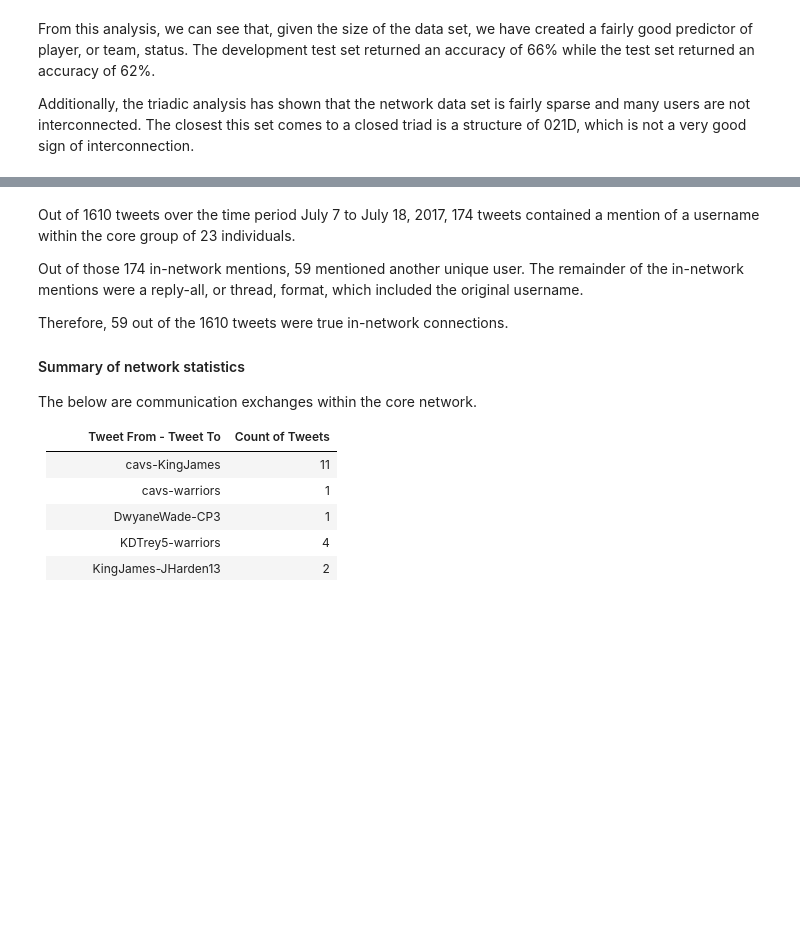
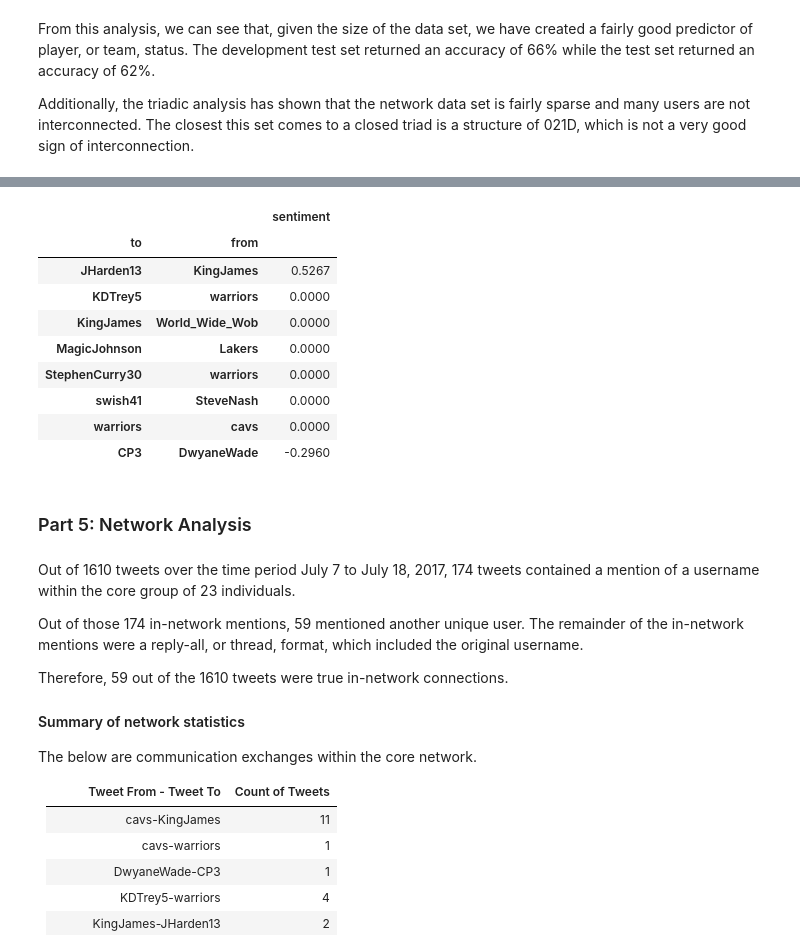
Before and after one commit to spsstudent15/2017-02-620-WebAnalytics, a Jupyter notebook: NBA-Tweets.ipynb, the cells around one changed output, grey strips where cells are left out. Saved outputs shown, nothing was run; the diff lists cells and outputs as text; code cells hidden in the pictures; blank space fills up the shorter version.

```diff
--- a/NBA-Tweets.ipynb
+++ b/NBA-Tweets.ipynb
@@ -301,3 +359,28 @@ Additionally, the triadic analysis has shown that the network data set is fairly
+# %%
+analysisdf = analysisdf[analysisdf['to'].notnull()]
+friend_sent = []
+for index, row in analysisdf.iterrows():
+        for f in row['to'].split():
+            if f in playerdf['handle'].tolist() and f != row['from']:
+                friend_sent.append([f, row['from'], row['sentiment'], row['post']])
+
+#friend_sent[:3]
+friendsentdf = pd.DataFrame(friend_sent, columns = ["to", "from", "sentiment", "post"])
+friendssentagdf = friendsentdf.groupby(['to', 'from']).mean().sort_values("sentiment", ascending=False)
+friendssentagdf
+# %% [output]
+|  |  | sentiment |
+| to | from |  |
+| JHarden13 | KingJames | 0.5267 |
+| KDTrey5 | warriors | 0.0000 |
+| KingJames | World_Wide_Wob | 0.0000 |
+| MagicJohnson | Lakers | 0.0000 |
+| StephenCurry30 | warriors | 0.0000 |
+| swish41 | SteveNash | 0.0000 |
+| warriors | cavs | 0.0000 |
+| CP3 | DwyaneWade | -0.2960 |
+# %% [markdown]
+### Part 5: Network Analysis
 # %% [markdown]
 Out of 1610 tweets over the time period July 7 to July 18, 2017, 174 tweets contained a mention of a username within the core group of 23 individuals.
 
```
Also changed, not shown: parts of 11 cells of this notebook.
